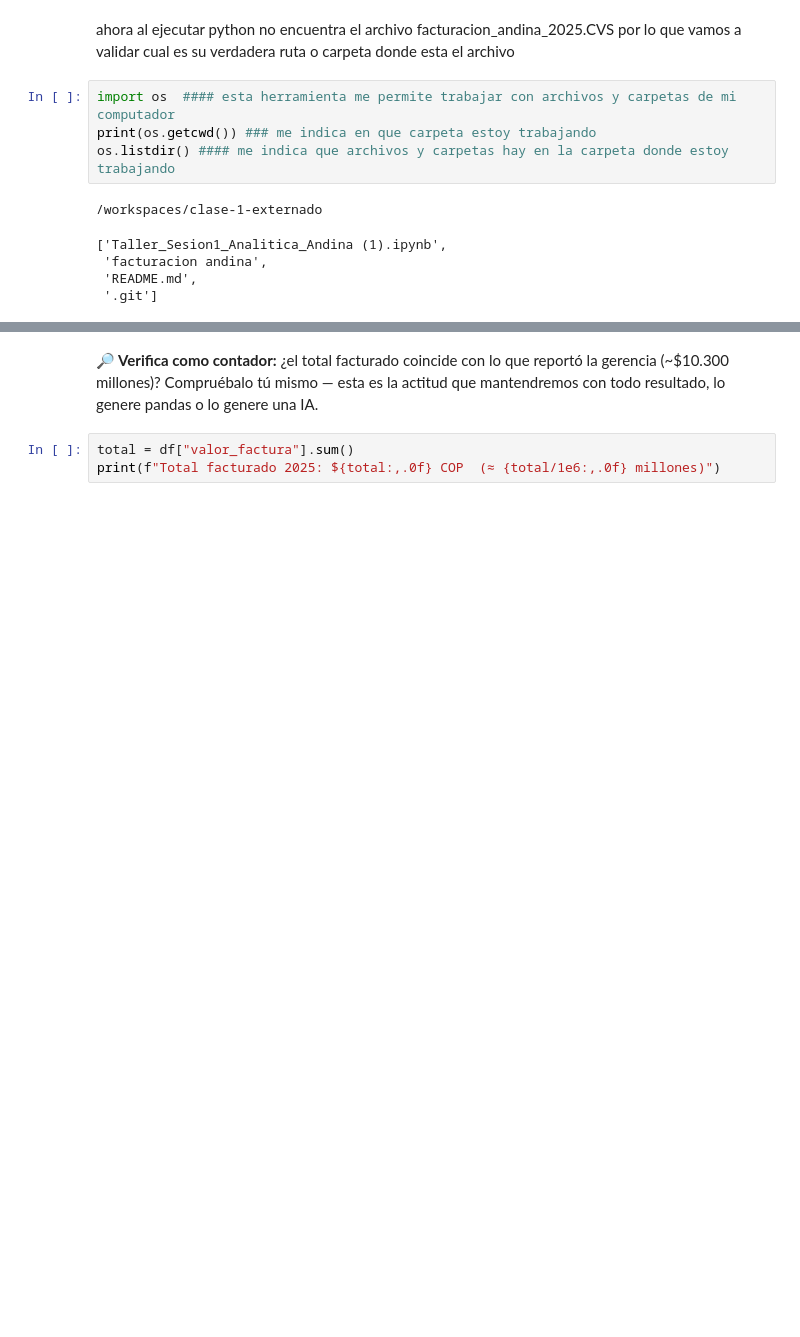
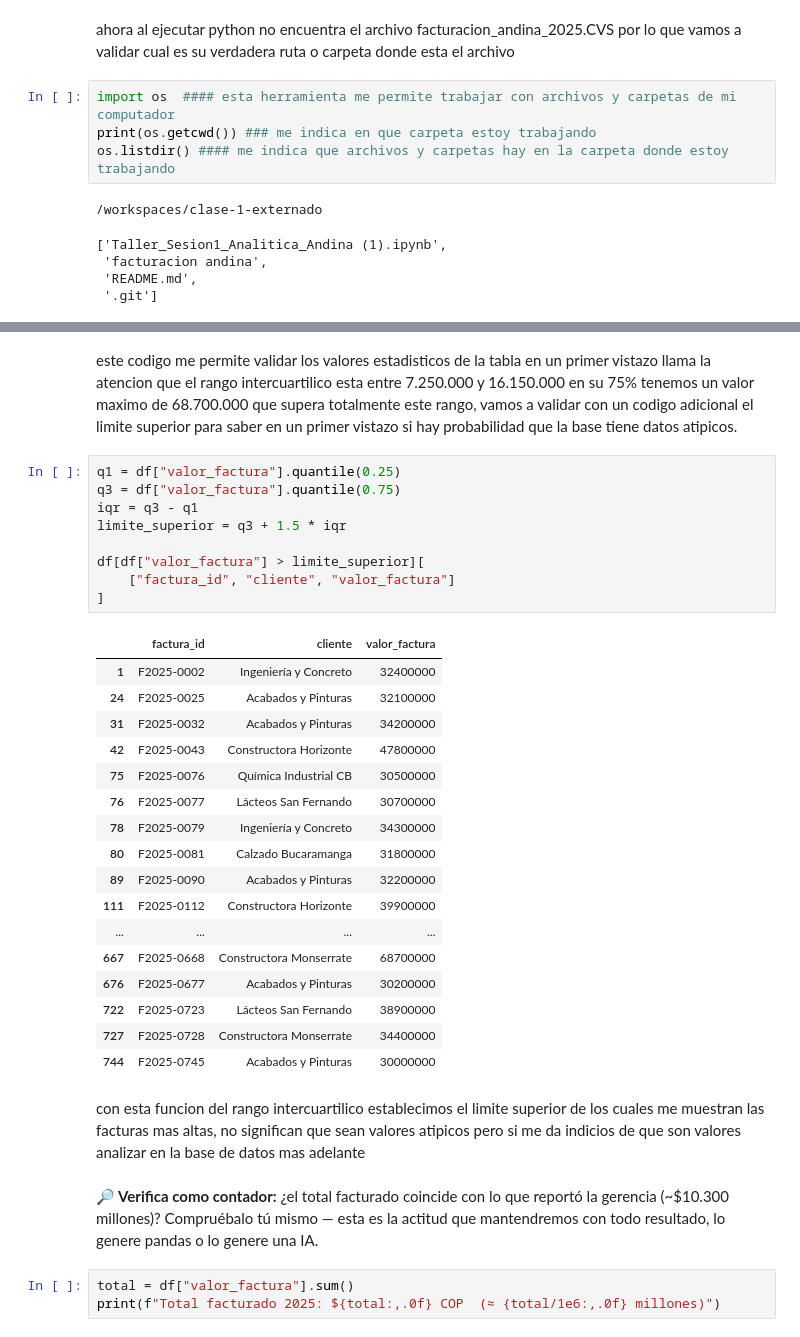
Before and after one commit to Cindy14299/clase-1-externado, a Jupyter notebook: Taller_Sesion1_Analitica_Andina (1).ipynb, the cells around one changed output, grey strips where cells are left out. Drawn from its saved outputs; the diff is of its cells as text; blank space fills up the shorter version.

```diff
--- a/Taller_Sesion1_Analitica_Andina (1).ipynb
+++ b/Taller_Sesion1_Analitica_Andina (1).ipynb
@@ -142,3 +195,34 @@ df["valor_factura"].describe().apply(lambda x: f"{x:,.0f}")
+# %% [markdown]
+este codigo me permite validar los valores estadisticos de la tabla en un primer vistazo llama la atencion que el rango intercuartilico esta entre 7.250.000 y 16.150.000 en su 75% tenemos un valor maximo de 68.700.000 que supera totalmente este rango, vamos a validar con un codigo adicional el limite superior para saber en un primer vistazo si hay probabilidad que la base tiene datos atipicos.
+# %%
+q1 = df["valor_factura"].quantile(0.25)
+q3 = df["valor_factura"].quantile(0.75)
+iqr = q3 - q1
+limite_superior = q3 + 1.5 * iqr
+
+df[df["valor_factura"] > limite_superior][
+    ["factura_id", "cliente", "valor_factura"]
+]
+# %% [output]
+|  | factura_id | cliente | valor_factura |
+| 1 | F2025-0002 | Ingeniería y Concreto | 32400000 |
+| 24 | F2025-0025 | Acabados y Pinturas | 32100000 |
+| 31 | F2025-0032 | Acabados y Pinturas | 34200000 |
+| 42 | F2025-0043 | Constructora Horizonte | 47800000 |
+| 75 | F2025-0076 | Química Industrial CB | 30500000 |
+| 76 | F2025-0077 | Lácteos San Fernando | 30700000 |
+| 78 | F2025-0079 | Ingeniería y Concreto | 34300000 |
+| 80 | F2025-0081 | Calzado Bucaramanga | 31800000 |
+| 89 | F2025-0090 | Acabados y Pinturas | 32200000 |
+| 111 | F2025-0112 | Constructora Horizonte | 39900000 |
+| ... | ... | ... | ... |
+| 667 | F2025-0668 | Constructora Monserrate | 68700000 |
+| 676 | F2025-0677 | Acabados y Pinturas | 30200000 |
+| 722 | F2025-0723 | Lácteos San Fernando | 38900000 |
+| 727 | F2025-0728 | Constructora Monserrate | 34400000 |
+| 744 | F2025-0745 | Acabados y Pinturas | 30000000 |
+# %% [markdown]
+con esta funcion del rango intercuartilico establecimos el limite superior de los cuales me muestran las facturas mas altas, no significan que sean valores atipicos pero si me da indicios de que son valores analizar en la base de datos mas adelante
 # %% [markdown]
 **🔎 Verifica como contador:** ¿el total facturado coincide con lo que reportó la gerencia (~$10.300 millones)? Compruébalo tú mismo — esta es la actitud que mantendremos con todo resultado, lo genere pandas o lo genere una IA.
 # %%
```
Also changed, not shown: parts of 66 cells of this notebook.
